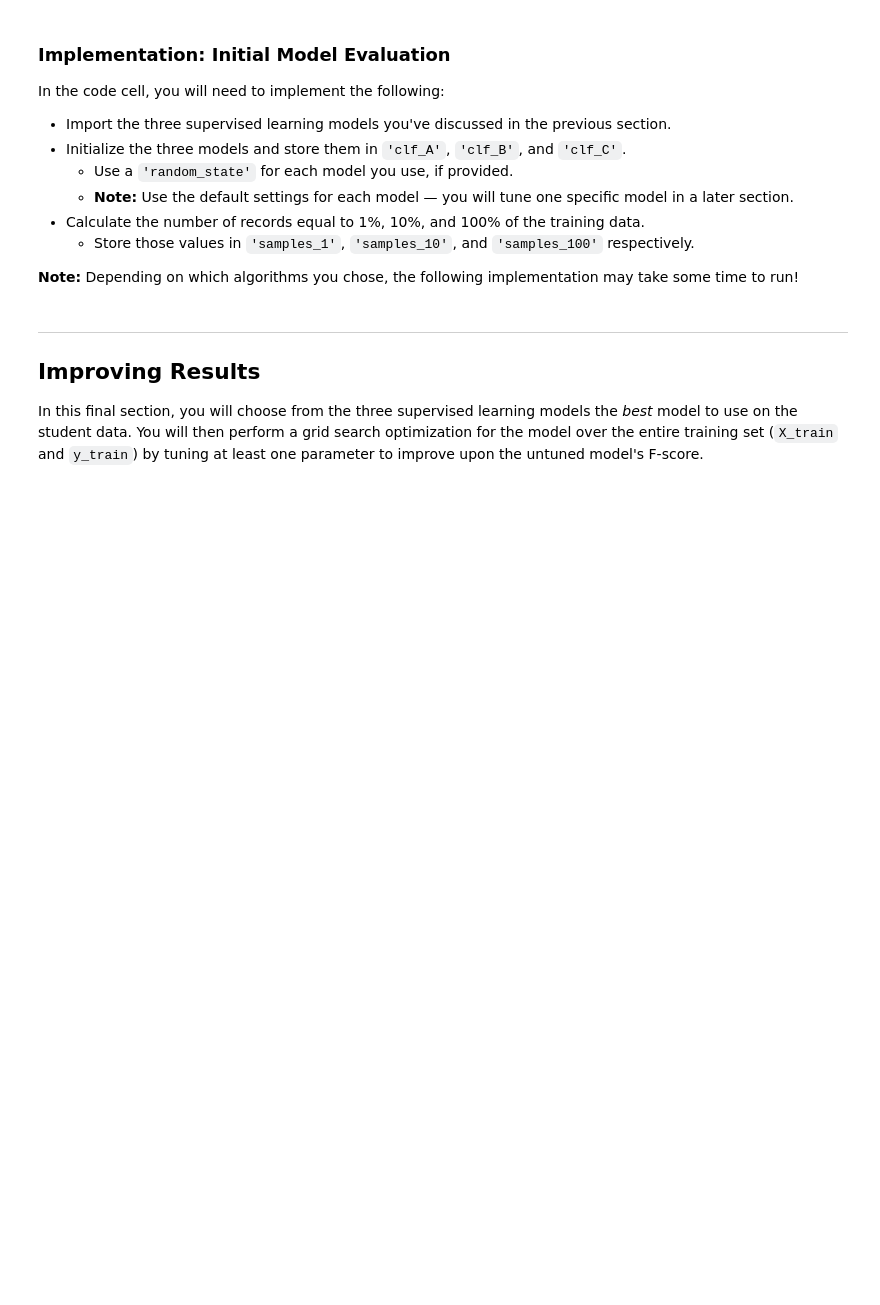
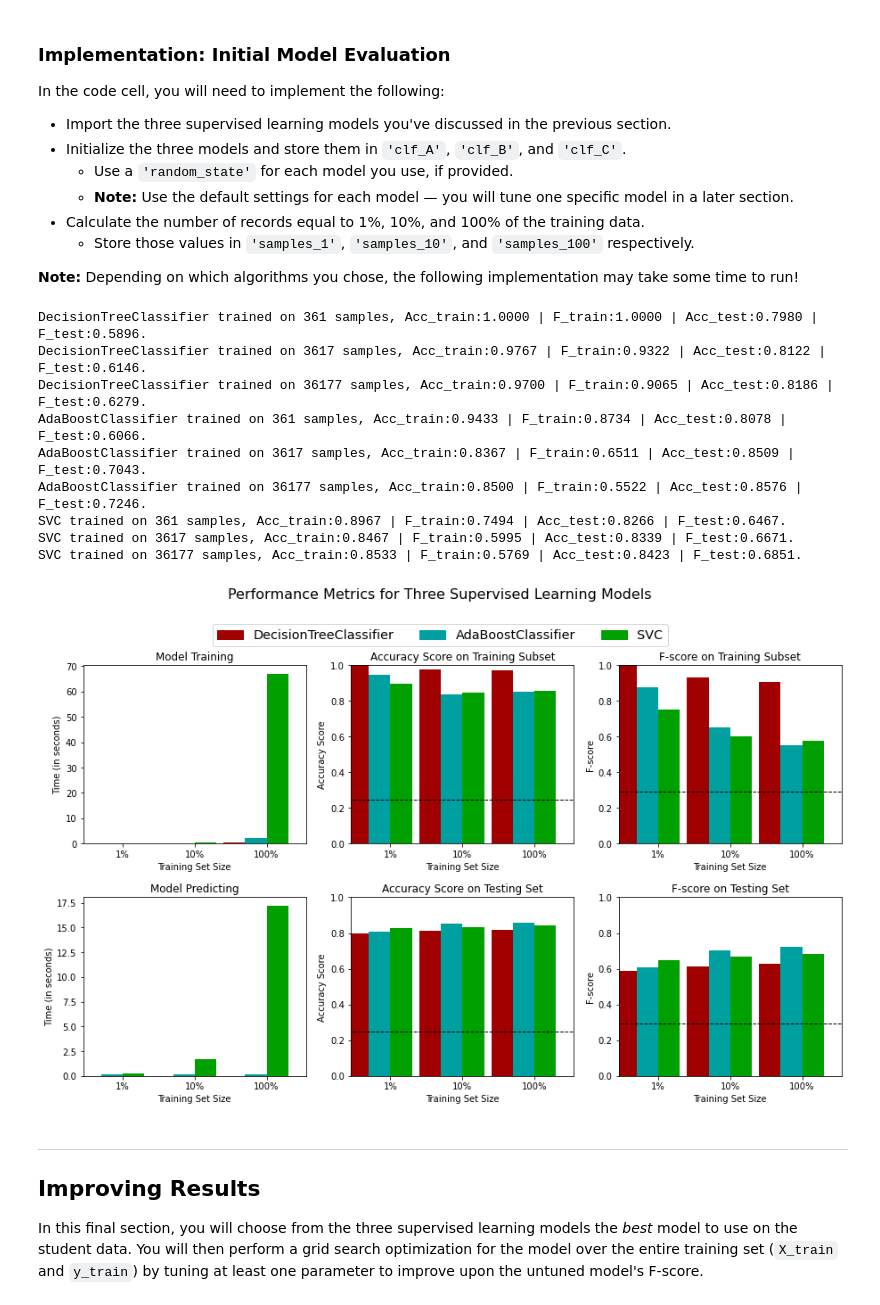
Before and after one commit to CatB1t/EgyFWD-ML-Project, a Jupyter notebook: finding_donors.ipynb, the cells around one changed output. Cells and saved outputs as stored; diff of their text form; code cells hidden in the pictures; blank space fills up the shorter version.

```diff
--- a/finding_donors.ipynb
+++ b/finding_donors.ipynb
@@ -246,9 +246,9 @@ TN = 0 # No predicted negatives in the naive case
 FN = 0 # No predicted negatives in the naive case
 '''
 # TODO: Calculate accuracy, precision and recall
-accuracy = np.sum(income) / income.count()
-recall = np.sum(income) / income.count() + 0 # 0 corresponds to false negatives
-precision = np.sum(income) / np.sum(income) + income.count()
+accuracy = np.sum(income) / (np.sum(income) + (income.count() - np.sum(income)))
+recall = np.sum(income) / (np.sum(income) + 0) # 0 corresponds to false negatives
+precision = np.sum(income) / (np.sum(income)  + income.count() - np.sum(income)) # simplifies to income.count()
 
 # TODO: Calculate F-score using the formula above for beta = 0.5 and correct values for precision and recall.
 fscore = ( (1+0.25) * (precision * recall) ) / ((0.25 * precision) + recall)
@@ -382,31 +417,47 @@ In the code cell, you will need to implement the following:
 **Note:** Depending on which algorithms you chose, the following implementation may take some time to run!
 # %%
 # TODO: Import the three supervised learning models from sklearn
+from sklearn.tree import DecisionTreeClassifier
+from sklearn.ensemble import AdaBoostClassifier
+from sklearn.svm import SVC
 
 # TODO: Initialize the three models
-clf_A = None
-clf_B = None
-clf_C = None
+clf_A = DecisionTreeClassifier(random_state=42)
+clf_B = AdaBoostClassifier(random_state=42)
+clf_C = SVC(random_state=42)
 
 # TODO: Calculate the number of samples for 1%, 10%, and 100% of the training data
 # HINT: samples_100 is the entire training set i.e. len(y_train)
 # HINT: samples_10 is 10% of samples_100 (ensure to set the count of the values to be `int` and not `float`)
 # HINT: samples_1 is 1% of samples_100 (ensure to set the count of the values to be `int` and not `float`)
-samples_100 = None
-samples_10 = None
-samples_1 = None
+total_length = len(y_train)
+samples_100 = int(1 * total_length)
+samples_10 = int(0.10 * total_length)
+samples_1 = int(0.01 * total_length)
 
 # Collect results on the learners
 results = {}
 for clf in [clf_A, clf_B, clf_C]:
     clf_name = clf.__class__.__name__
     results[clf_name] = {}
+    np.random.seed(42) # Set a random seed so when shuffling the data on different models we get the same results.
     for i, samples in enumerate([samples_1, samples_10, samples_100]):
         results[clf_name][i] = \
         train_predict(clf, samples, X_train, y_train, X_test, y_test)
 
 # Run metrics visualization for the three supervised learning models chosen
 vs.evaluate(results, accuracy, fscore)
+# %% [output]
+DecisionTreeClassifier trained on 361 samples, Acc_train:1.0000 | F_train:1.0000 | Acc_test:0.7980 | F_test:0.5896.
+DecisionTreeClassifier trained on 3617 samples, Acc_train:0.9767 | F_train:0.9322 | Acc_test:0.8122 | F_test:0.6146.
+DecisionTreeClassifier trained on 36177 samples, Acc_train:0.9700 | F_train:0.9065 | Acc_test:0.8186 | F_test:0.6279.
+AdaBoostClassifier trained on 361 samples, Acc_train:0.9433 | F_train:0.8734 | Acc_test:0.8078 | F_test:0.6066.
+AdaBoostClassifier trained on 3617 samples, Acc_train:0.8367 | F_train:0.6511 | Acc_test:0.8509 | F_test:0.7043.
+AdaBoostClassifier trained on 36177 samples, Acc_train:0.8500 | F_train:0.5522 | Acc_test:0.8576 | F_test:0.7246.
+SVC trained on 361 samples, Acc_train:0.8967 | F_train:0.7494 | Acc_test:0.8266 | F_test:0.6467.
+SVC trained on 3617 samples, Acc_train:0.8467 | F_train:0.5995 | Acc_test:0.8339 | F_test:0.6671.
+SVC trained on 36177 samples, Acc_train:0.8533 | F_train:0.5769 | Acc_test:0.8423 | F_test:0.6851.
+[figure, added]
 # %% [markdown]
 ----
 ## Improving Results
```
Also changed, not shown: parts of 20 cells of this notebook.
